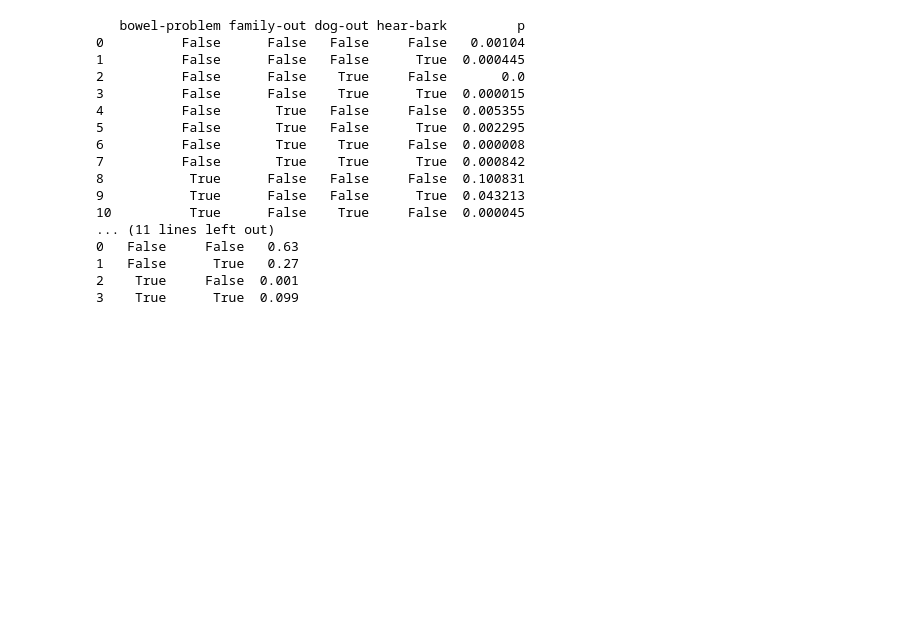
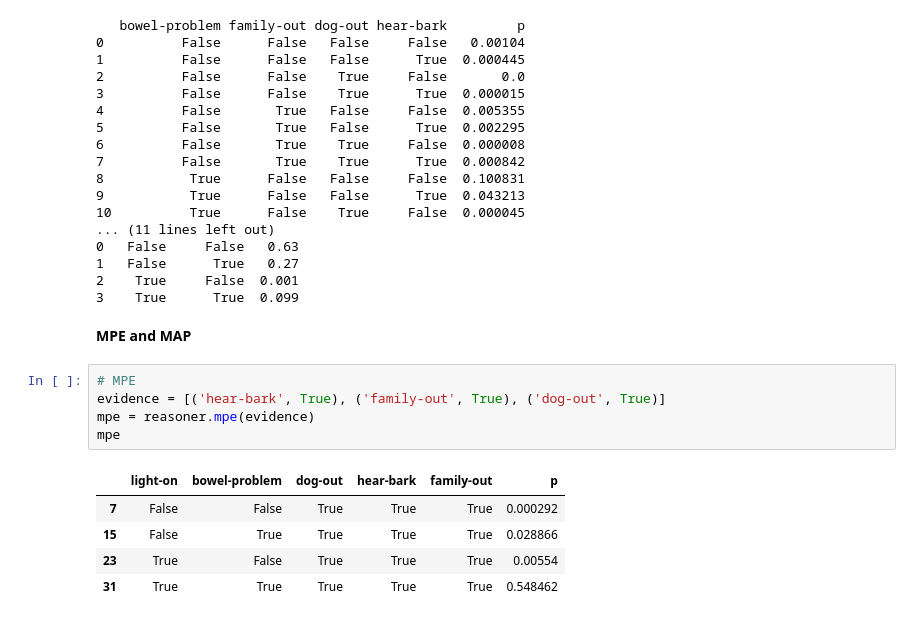
Before and after one commit to sandergs92/KR21-project-group-13, a Jupyter notebook: example.ipynb, the cells around one changed output. Drawn from its saved outputs; the diff is of its cells as text; blank space fills up the shorter version.

```diff
--- a/example.ipynb
+++ b/example.ipynb
@@ -82,3 +82,16 @@ print(posterior)
 1   False      True   0.27
 2    True     False  0.001
 3    True      True  0.099
+# %% [markdown]
+**MPE and MAP**
+# %%
+# MPE
+evidence = [('hear-bark', True), ('family-out', True), ('dog-out', True)]
+mpe = reasoner.mpe(evidence)
+mpe
+# %% [output]
+|  | light-on | bowel-problem | dog-out | hear-bark | family-out | p |
+| 7 | False | False | True | True | True | 0.000292 |
+| 15 | False | True | True | True | True | 0.028866 |
+| 23 | True | False | True | True | True | 0.00554 |
+| 31 | True | True | True | True | True | 0.548462 |
```
Also changed, not shown: parts of 4 cells of this notebook, 1 other file.
